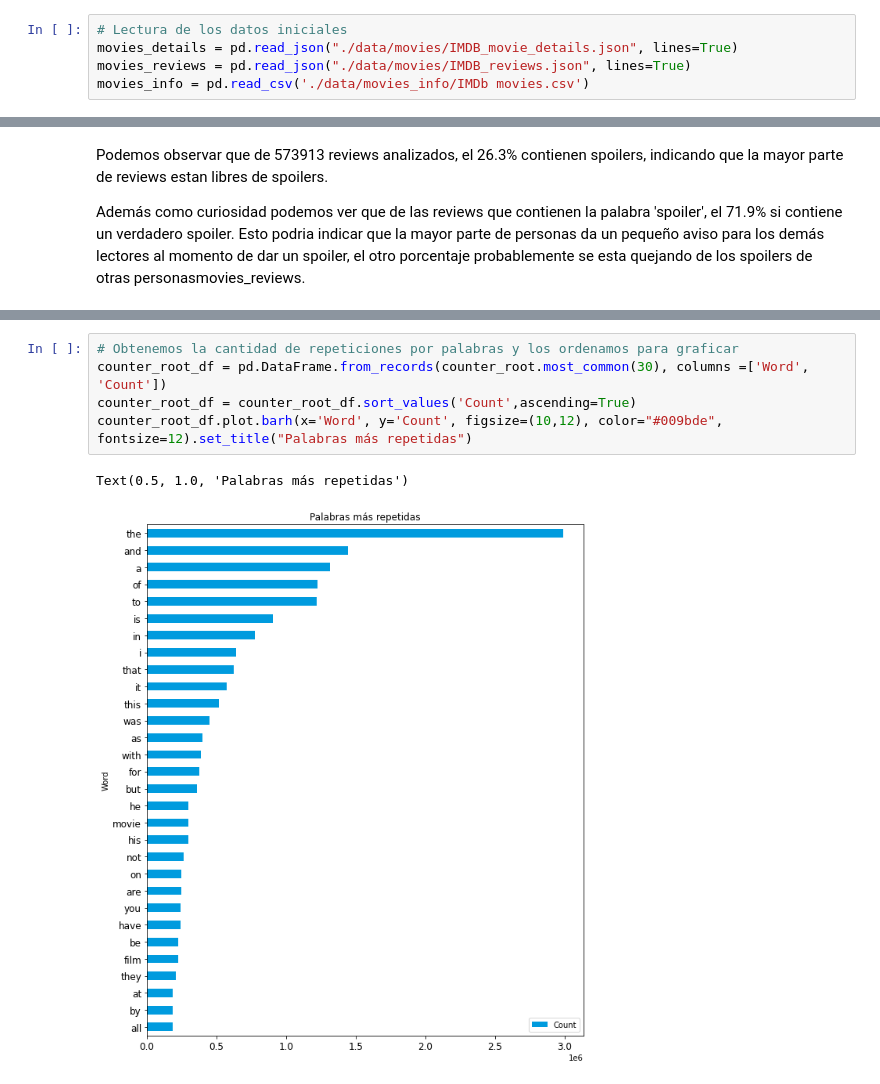
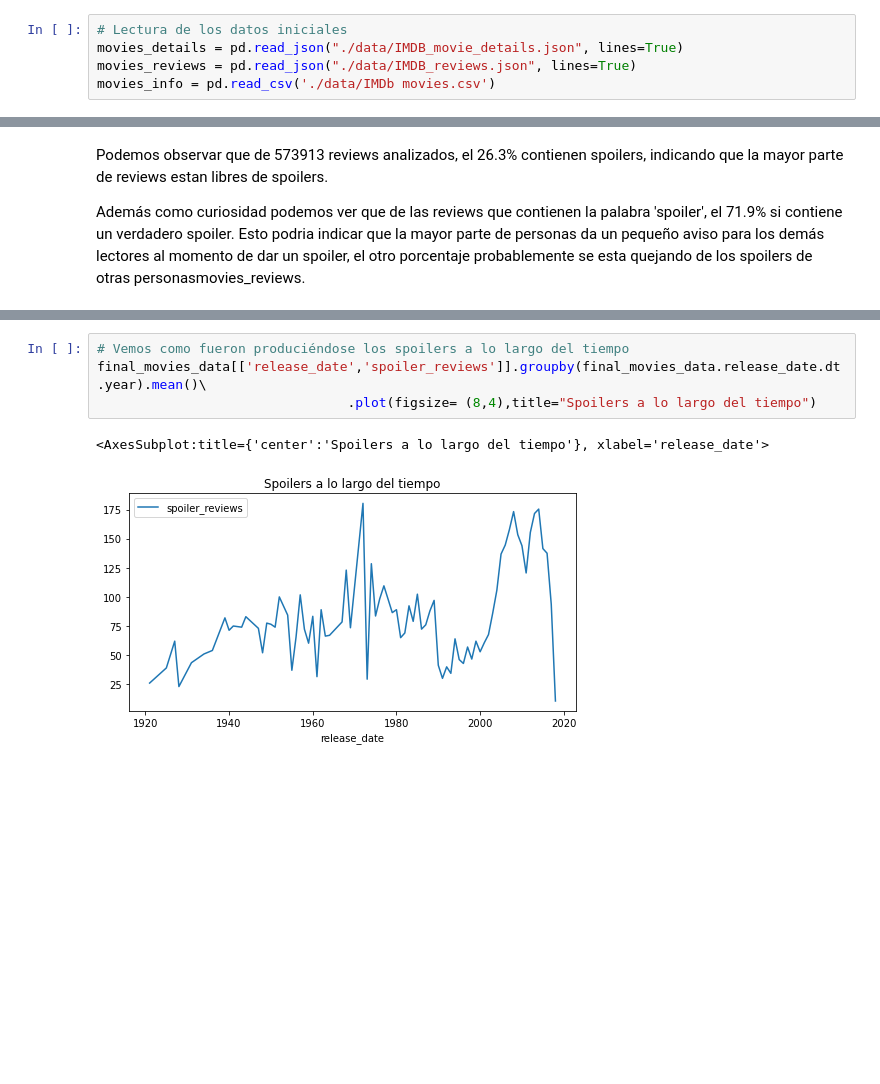
Before and after one commit to Alebuenoaz/ProyectoFinal_TIC, a Jupyter notebook: ProyectoFinal_BBH.ipynb, the cells around one changed output, grey strips where cells are left out. Saved outputs shown, nothing was run; the diff lists cells and outputs as text; blank space fills up the shorter version.

Commit message:
Adding plots and models

```diff
--- a/ProyectoFinal_BBH.ipynb
+++ b/ProyectoFinal_BBH.ipynb
@@ -14,8 +30,8 @@ from collections import Counter
 # %%
 # Lectura de los datos iniciales
-movies_details = pd.read_json("./data/movies/IMDB_movie_details.json", lines=True)
-movies_reviews = pd.read_json("./data/movies/IMDB_reviews.json", lines=True)
-movies_info = pd.read_csv('./data/movies_info/IMDb movies.csv')
+movies_details = pd.read_json("./data/IMDB_movie_details.json", lines=True)
+movies_reviews = pd.read_json("./data/IMDB_reviews.json", lines=True)
+movies_info = pd.read_csv('./data/IMDb movies.csv')
 # %%
 # Eliminamos columnas inncesarias o repetidas para hacer
 movies_details_pre = movies_details[['movie_id', 'rating','release_date']]
@@ -247,8 +245,7 @@ Name: review_text, Length: 150924, dtype: object
-# %%
-# Obtenemos la cantidad de repeticiones por palabras y los ordenamos para graficar
-counter_root_df = pd.DataFrame.from_records(counter_root.most_common(30), columns =['Word', 'Count'])
-counter_root_df = counter_root_df.sort_values('Count',ascending=True)
-counter_root_df.plot.barh(x='Word', y='Count', figsize=(10,12), color="#009bde", fontsize=12).set_title("Palabras más repetidas")
-# %% [output]
-Text(0.5, 1.0, 'Palabras más repetidas')
-[figure, removed]
+# %%
+# Vemos como fueron produciéndose los spoilers a lo largo del tiempo
+final_movies_data[['release_date','spoiler_reviews']].groupby(final_movies_data.release_date.dt.year).mean()\
+                                .plot(figsize= (8,4),title="Spoilers a lo largo del tiempo")
+# %% [output]
+<AxesSubplot:title={'center':'Spoilers a lo largo del tiempo'}, xlabel='release_date'>
+[figure, added]
```
Also changed, not shown: parts of 38 cells of this notebook, 1 other file.
